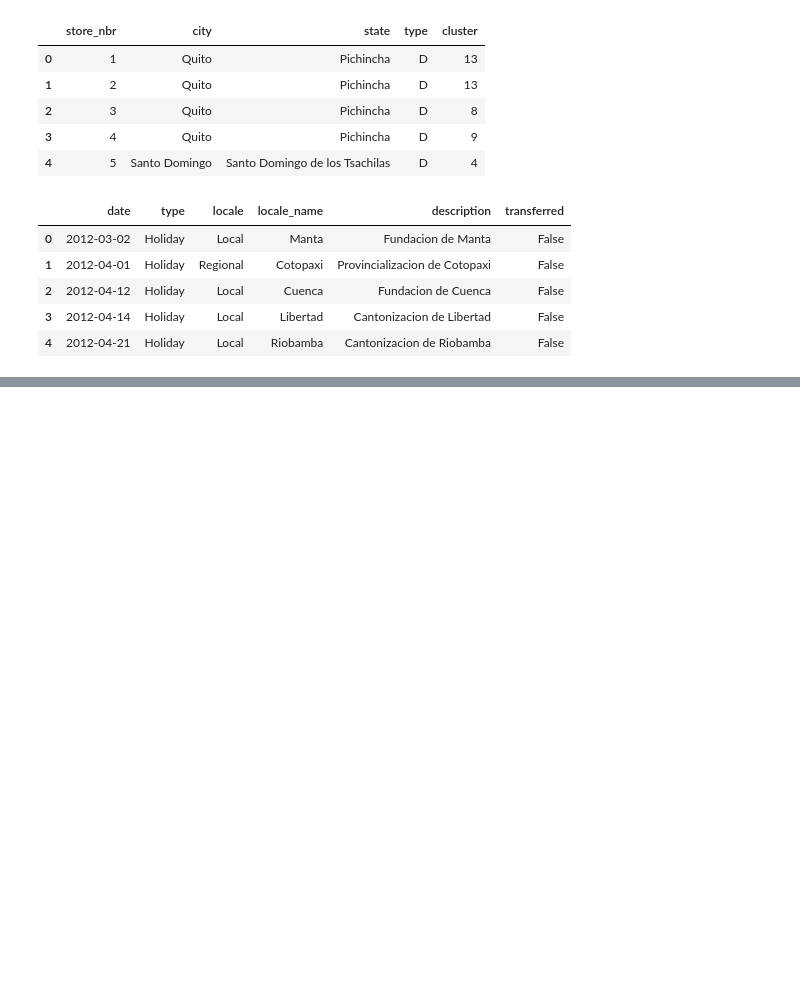
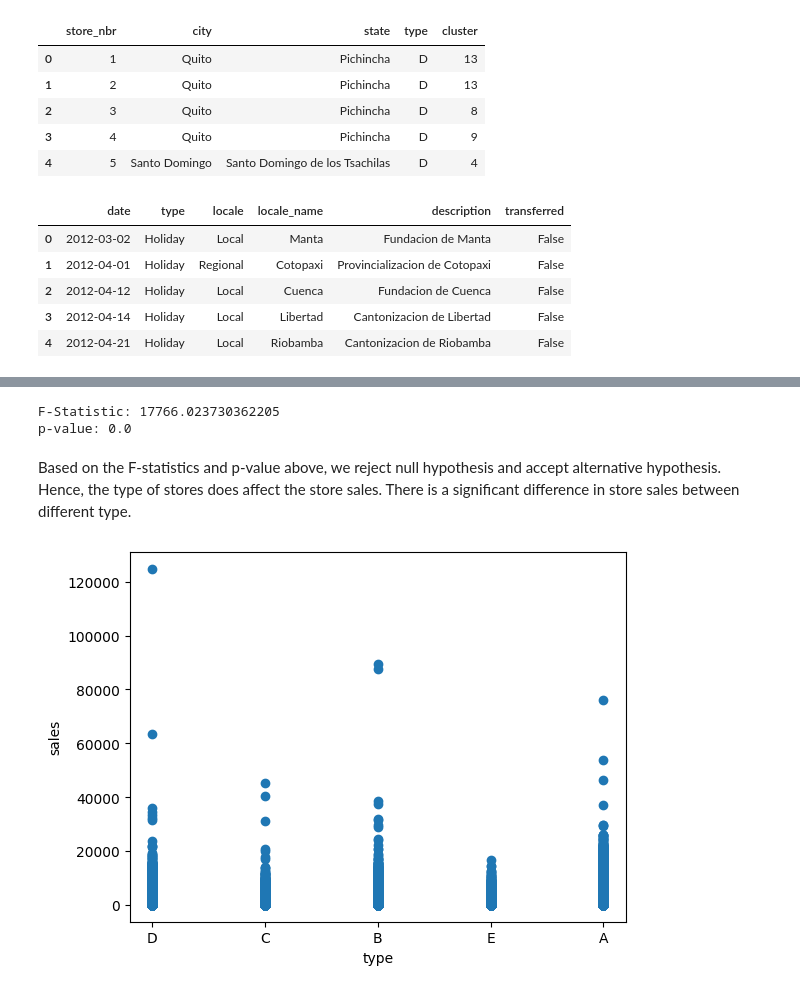
Before and after one commit to brook0616/BK_Data-Science-and-AI-2024, a Jupyter notebook: Time_series_Analysis_kaggle.ipynb, the cells around one changed output, grey strips where cells are left out. Drawn from its saved outputs; the diff is of its cells as text; code cells hidden in the pictures; blank space fills up the shorter version.

```diff
--- a/Time_series_Analysis_kaggle.ipynb
+++ b/Time_series_Analysis_kaggle.ipynb
@@ -252,0 +248,5 @@ holiday_event_df.head()
+# %%
+train_df = train_df.merge(stores_df, on ='store_nbr')
+train_df = train_df.merge(oil_df, on ='date', how='left')
+holiday_event_df = holiday_event_df.rename(columns={'type': 'holiday_type'})
+train_df = train_df.merge(holiday_event_df, on='date', how='left')
@@ -252,0 +300,6 @@ holiday_event_df.head()
+# %%
+#percentage of missing values in train_df
+
+missing_percentages = train_df.isnull().sum()/ len(train_df) * 100
+
+print(missing_percentages)
@@ -252,0 +324,6 @@ holiday_event_df.head()
+# %%
+# remove columns that are having more than 30% missing values
+
+columns_to_delete = missing_percentages[missing_percentages > 30].index
+
+train_df = train_df.drop(columns=columns_to_delete)
@@ -252,0 +361,3 @@ holiday_event_df.head()
+# %%
+train_df = train_df.drop_duplicates()
+train_df
@@ -252,0 +459,25 @@ holiday_event_df.head()
+# %%
+grouped_data = train_df.groupby('type')['sales']
+
+# Perform the ANOVA test
+f_statistic, p_value = stats.f_oneway(*[grouped_data.get_group(type) for type in grouped_data.groups])
+
+# Print the results
+print("F-Statistic:", f_statistic)
+print("p-value:", p_value)
+# %% [output]
+F-Statistic: 17766.023730362205
+p-value: 0.0
+# %% [markdown]
+Based on the F-statistics and p-value above, we reject null hypothesis and accept alternative hypothesis. Hence, the type of stores does affect the store sales. There is a significant difference in store sales between different type.
+# %%
+# Sales Vs Type
+
+plt.scatter(train_df['type'], train_df['sales'])
+
+plt.ylabel('sales')
+plt.xlabel('type')
+
+plt.show()
+# %% [output]
+[figure, added]
```
Also changed, not shown: parts of 70 cells of this notebook.
